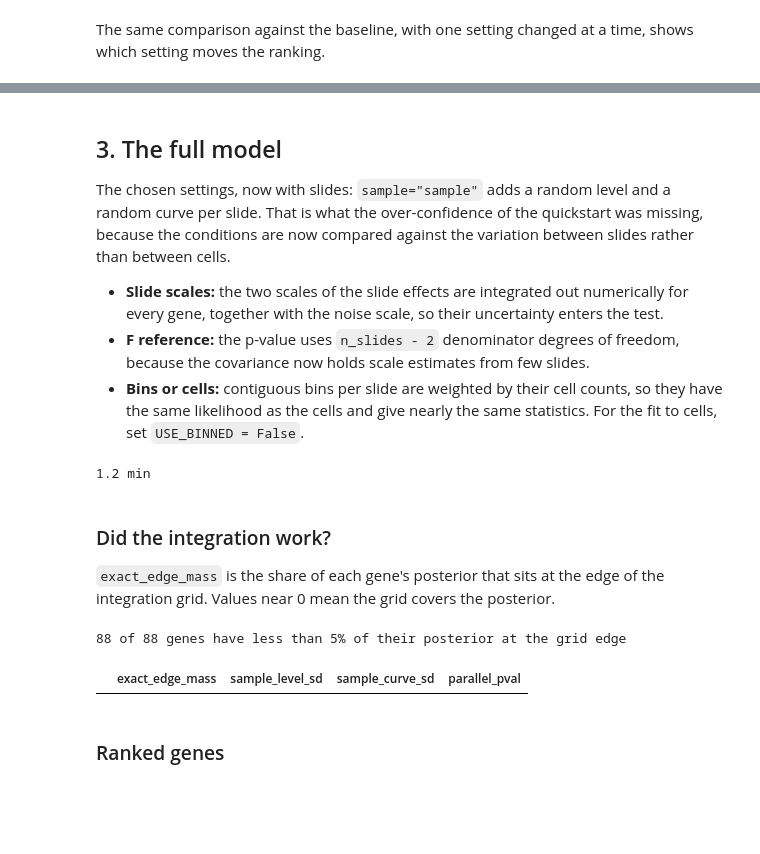
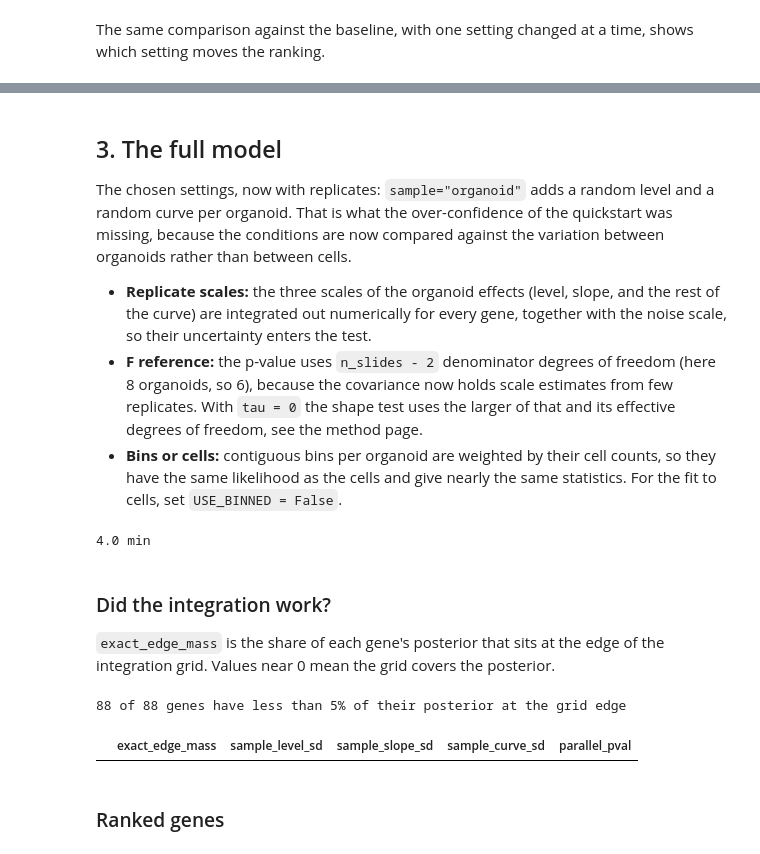
Before and after one commit to theislab/diffsvg, a Jupyter notebook: docs/notebooks/full_tutorial.ipynb, the cells around one changed output, grey strips where cells are left out. Saved outputs shown, nothing was run; the diff lists cells and outputs as text; code cells hidden in the pictures; blank space fills up the shorter version.

```diff
--- a/docs/notebooks/full_tutorial.ipynb
+++ b/docs/notebooks/full_tutorial.ipynb
@@ -175,18 +176,18 @@ Kept: n_bsplines = 10, n_bins = 50
 # %% [markdown]
 ## 3. The full model
 
-The chosen settings, now with slides: `sample="sample"` adds a random level and a random curve per slide. That is what the over-confidence of the quickstart was missing, because the conditions are now compared against the variation between slides rather than between cells.
+The chosen settings, now with replicates: `sample="organoid"` adds a random level and a random curve per organoid. That is what the over-confidence of the quickstart was missing, because the conditions are now compared against the variation between organoids rather than between cells.
 
-* **Slide scales:** the two scales of the slide effects are integrated out numerically for every gene, together with the noise scale, so their uncertainty enters the test.
-* **F reference:** the p-value uses `n_slides - 2` denominator degrees of freedom, because the covariance now holds scale estimates from few slides.
-* **Bins or cells:** contiguous bins per slide are weighted by their cell counts, so they have the same likelihood as the cells and give nearly the same statistics. For the fit to cells, set `USE_BINNED = False`.
+* **Replicate scales:** the three scales of the organoid effects (level, slope, and the rest of the curve) are integrated out numerically for every gene, together with the noise scale, so their uncertainty enters the test.
+* **F reference:** the p-value uses `n_slides - 2` denominator degrees of freedom (here 8 organoids, so 6), because the covariance now holds scale estimates from few replicates. With `tau = 0` the shape test uses the larger of that and its effective degrees of freedom, see the method page.
+* **Bins or cells:** contiguous bins per organoid are weighted by their cell counts, so they have the same likelihood as the cells and give nearly the same statistics. For the fit to cells, set `USE_BINNED = False`.
 # %%
 USE_BINNED = True
 
 t0 = time.perf_counter()
 dvg.pp.bin_obs(
     adata, anchor="True", condition="condition", layer=LAYER, n_bsplines=N_BSPLINES, n_bins=N_BINS,
-    window_radius=None, sample="sample",
+    window_radius=None, sample="organoid",
 )  # fmt: skip
 dvg.tl.fit_model(
     adata, dvg.tl.setup_model(adata), n_workers=N_WORKERS, use_binned=USE_BINNED,
@@ -197,7 +198,7 @@ print(f"{timings['3. Full model'] / 60:.1f} min")
 
 stats = adata.varm["dsvg_stats"].copy()
 # %% [output]
-1.2 min
+4.0 min
 # %% [markdown]
 ### Did the integration work?
 
@@ -205,10 +206,10 @@ stats = adata.varm["dsvg_stats"].copy()
 # %%
 stats["grid_ok"] = stats["exact_edge_mass"] < 0.05
 print(f"{stats['grid_ok'].sum()} of {len(stats)} genes have less than 5% of their posterior at the grid edge")
-stats.loc[~stats["grid_ok"], ["exact_edge_mass", "sample_level_sd", "sample_curve_sd", "parallel_pval"]]
+stats.loc[~stats["grid_ok"], ["exact_edge_mass", "sample_level_sd", "sample_slope_sd", "sample_curve_sd", "parallel_pval"]]
 # %% [output]
 88 of 88 genes have less than 5% of their posterior at the grid edge
-|  | exact_edge_mass | sample_level_sd | sample_curve_sd | parallel_pval |
+|  | exact_edge_mass | sample_level_sd | sample_slope_sd | sample_curve_sd | parallel_pval |
 # %% [markdown]
 ### Ranked genes
 # %%
```
Also changed, not shown: parts of 17 cells of this notebook, 7 other files.
